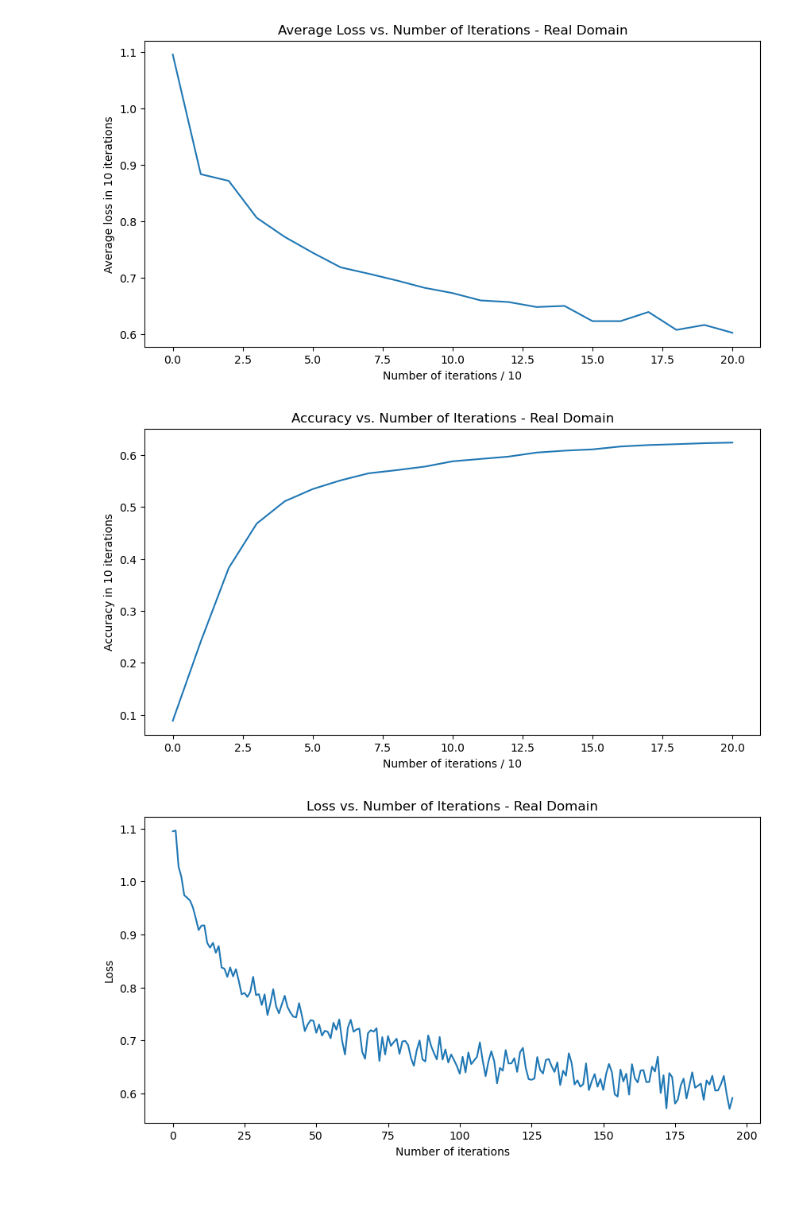
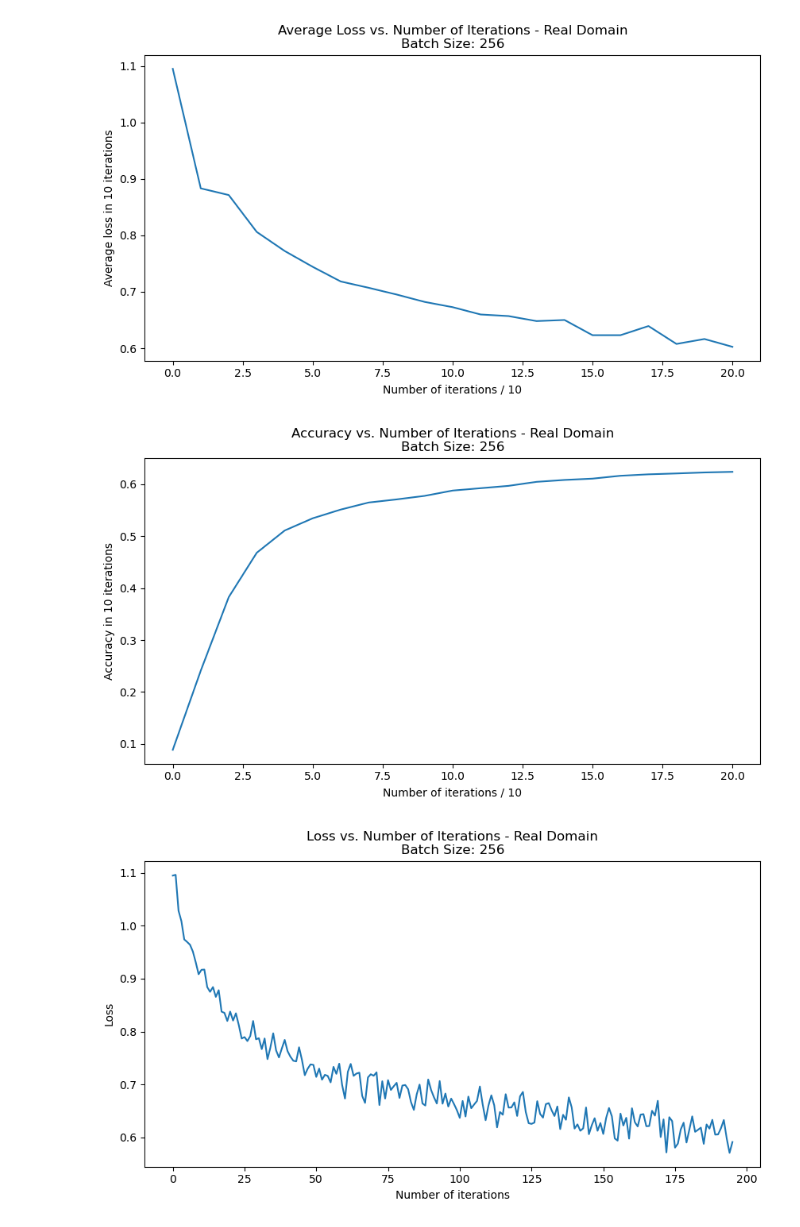
Before and after one commit to gulerlab/finite-field-nn, a Jupyter notebook: plots/plot_from_saved_data.ipynb, the cells around one changed output. Cells and saved outputs as stored; diff of their text form; code cells hidden in the pictures; blank space fills up the shorter version.

```diff
--- a/plots/plot_from_saved_data.ipynb
+++ b/plots/plot_from_saved_data.ipynb
@@ -106,28 +89,28 @@ running_curr_loss = checkpoint['running_curr_loss']
 # %%
 plt.figure(figsize=(10, 5))
 plt.plot(list(range(len(running_loss))), running_loss)
 plt.ylabel('Average loss in 10 iterations')
 plt.xlabel('Number of iterations / 10')
-plt.title('Average Loss vs. Number of Iterations - Real Domain')
-plt.savefig('avg_loss_real_batch_128_vgg_cifar10.jpg', dpi=300)
+plt.title('Average Loss vs. Number of Iterations - Real Domain\nBatch Size: 256')
+plt.savefig('avg_loss_real_batch_256_vgg_cifar10.jpg', dpi=300)
 plt.show()
 
 plt.figure(figsize=(10, 5))
 plt.plot(list(range(len(running_acc))), running_acc)
 plt.ylabel('Accuracy in 10 iterations')
 plt.xlabel('Number of iterations / 10')
-plt.title('Accuracy vs. Number of Iterations - Real Domain')
-plt.savefig('acc_real_batch_128_vgg_cifar10.jpg', dpi=300)
+plt.title('Accuracy vs. Number of Iterations - Real Domain\nBatch Size: 256')
+plt.savefig('acc_real_batch_256_vgg_cifar10.jpg', dpi=300)
 plt.show()
 
 plt.figure(figsize=(10, 5))
 plt.plot(list(range(len(running_curr_loss))), running_curr_loss)
 plt.ylabel('Loss')
 plt.xlabel('Number of iterations')
-plt.title('Loss vs. Number of Iterations - Real Domain')
-plt.savefig('loss_real_batch_128_vgg_cifar10.jpg', dpi=300)
+plt.title('Loss vs. Number of Iterations - Real Domain\nBatch Size: 256')
+plt.savefig('loss_real_batch_256_vgg_cifar10.jpg', dpi=300)
 plt.show()
 # %% [output]
-[figure, old version]
+[figure, new version]
-[figure, old version]
+[figure, new version]
-[figure, old version]
+[figure, new version]
```
Also changed, not shown: parts of 7 cells of this notebook, 28 other files.
